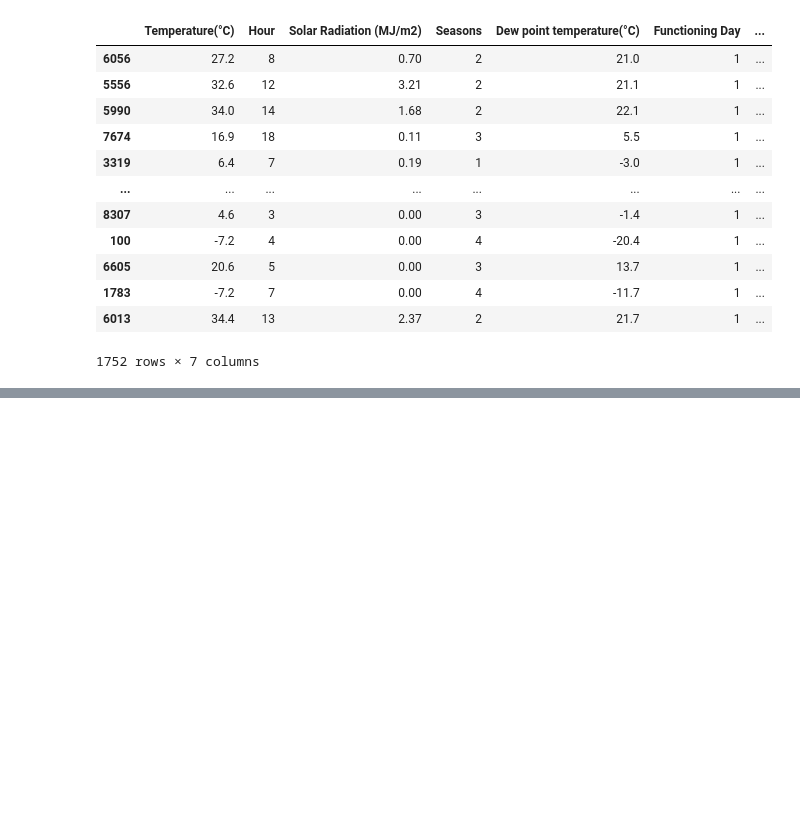
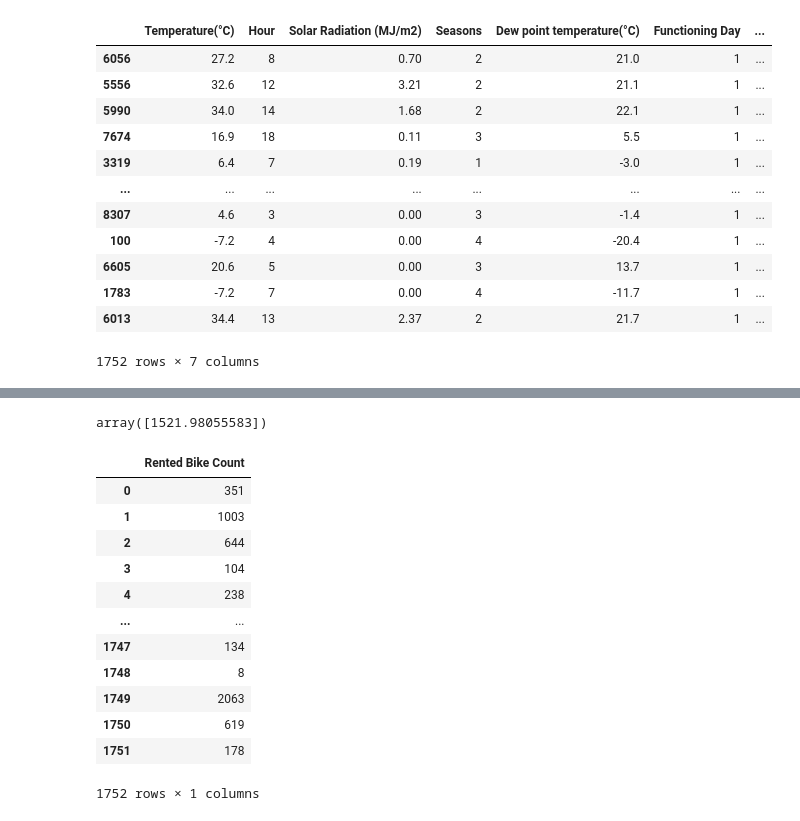
Before and after one commit to thobs-10/ml-mid-term-project, a Jupyter notebook: notebooks/eda.ipynb, the cells around one changed output, grey strips where cells are left out. Cells and saved outputs as stored; diff of their text form; code cells hidden in the pictures; blank space fills up the shorter version.

```diff
--- a/notebooks/eda.ipynb
+++ b/notebooks/eda.ipynb
@@ -939,0 +1349,20 @@ class DataIngestion(Component):
+# %%
+y_pred
+# %% [output]
+array([1521.98055583])
+# %%
+y_val
+# %% [output]
+|  | Rented Bike Count |
+| 0 | 351 |
+| 1 | 1003 |
+| 2 | 644 |
+| 3 | 104 |
+| 4 | 238 |
+| ... | ... |
+| 1747 | 134 |
+| 1748 | 8 |
+| 1749 | 2063 |
+| 1750 | 619 |
+| 1751 | 178 |
+1752 rows × 1 columns
```
Also changed, not shown: parts of 53 cells of this notebook.
